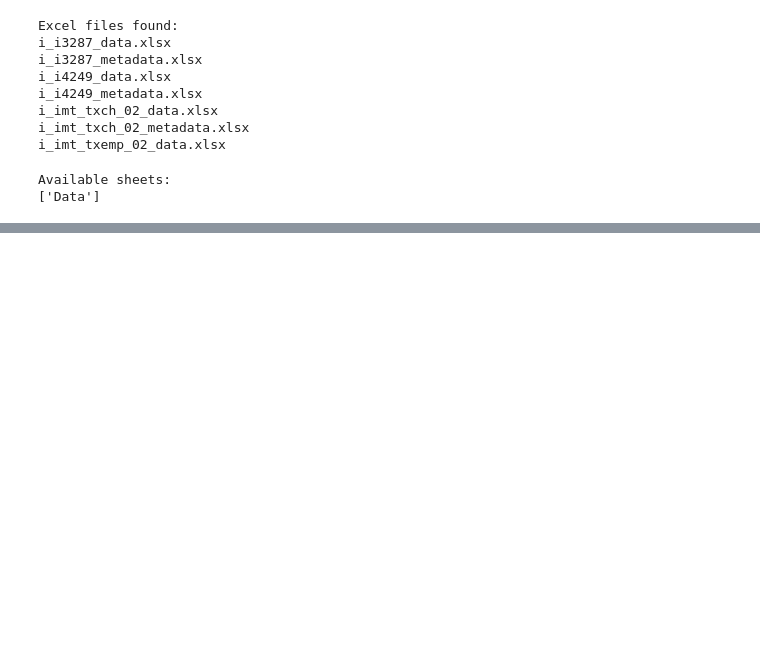
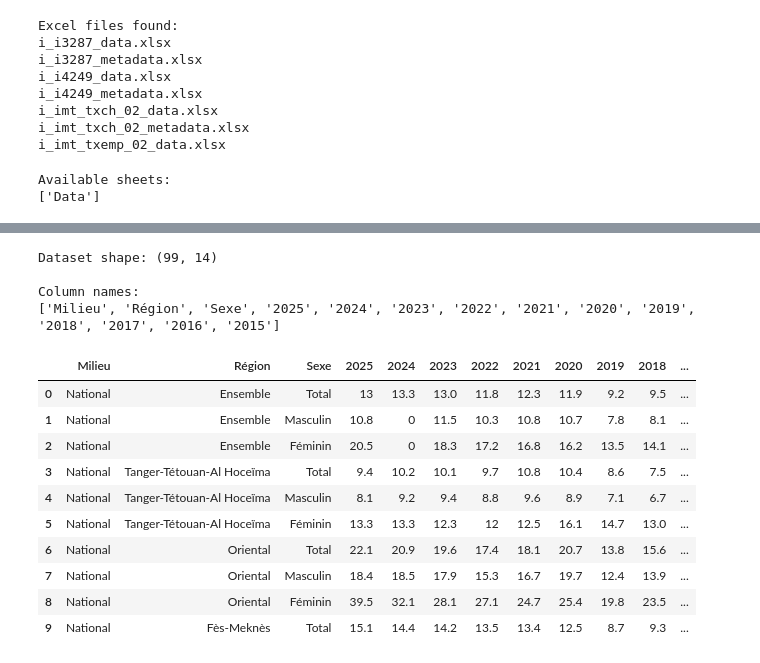
Before and after one commit to Oussamak05/morocco-labour-market-intelligence, a Jupyter notebook: notebooks/01_data_understanding.ipynb, the cells around one changed output, grey strips where cells are left out. Drawn from its saved outputs; the diff is of its cells as text; code cells hidden in the pictures; blank space fills up the shorter version.

```diff
--- a/notebooks/01_data_understanding.ipynb
+++ b/notebooks/01_data_understanding.ipynb
@@ -63,0 +87,32 @@ Columns:
+# %%
+df = pd.read_excel(
+    DATA_FILE,
+    sheet_name="Data",
+    header=1
+)
+
+# Remove unnecessary spaces from column names
+df.columns = df.columns.astype(str).str.strip()
+
+print("Dataset shape:", df.shape)
+
+print("\nColumn names:")
+print(df.columns.tolist())
+
+display(df.head(10))
+# %% [output]
+Dataset shape: (99, 14)
+
+Column names:
+['Milieu', 'Région', 'Sexe', '2025', '2024', '2023', '2022', '2021', '2020', '2019', '2018', '2017', '2016', '2015']
+|  | Milieu | Région | Sexe | 2025 | 2024 | 2023 | 2022 | 2021 | 2020 | 2019 | 2018 | ... |
+| 0 | National | Ensemble | Total | 13 | 13.3 | 13.0 | 11.8 | 12.3 | 11.9 | 9.2 | 9.5 | ... |
+| 1 | National | Ensemble | Masculin | 10.8 | 0 | 11.5 | 10.3 | 10.8 | 10.7 | 7.8 | 8.1 | ... |
+| 2 | National | Ensemble | Féminin | 20.5 | 0 | 18.3 | 17.2 | 16.8 | 16.2 | 13.5 | 14.1 | ... |
+| 3 | National | Tanger-Tétouan-Al Hoceïma | Total | 9.4 | 10.2 | 10.1 | 9.7 | 10.8 | 10.4 | 8.6 | 7.5 | ... |
+| 4 | National | Tanger-Tétouan-Al Hoceïma | Masculin | 8.1 | 9.2 | 9.4 | 8.8 | 9.6 | 8.9 | 7.1 | 6.7 | ... |
+| 5 | National | Tanger-Tétouan-Al Hoceïma | Féminin | 13.3 | 13.3 | 12.3 | 12 | 12.5 | 16.1 | 14.7 | 13.0 | ... |
+| 6 | National | Oriental | Total | 22.1 | 20.9 | 19.6 | 17.4 | 18.1 | 20.7 | 13.8 | 15.6 | ... |
+| 7 | National | Oriental | Masculin | 18.4 | 18.5 | 17.9 | 15.3 | 16.7 | 19.7 | 12.4 | 13.9 | ... |
+| 8 | National | Oriental | Féminin | 39.5 | 32.1 | 28.1 | 27.1 | 24.7 | 25.4 | 19.8 | 23.5 | ... |
+| 9 | National | Fès-Meknès | Total | 15.1 | 14.4 | 14.2 | 13.5 | 13.4 | 12.5 | 8.7 | 9.3 | ... |
```
Also changed, not shown: parts of 14 cells of this notebook.
